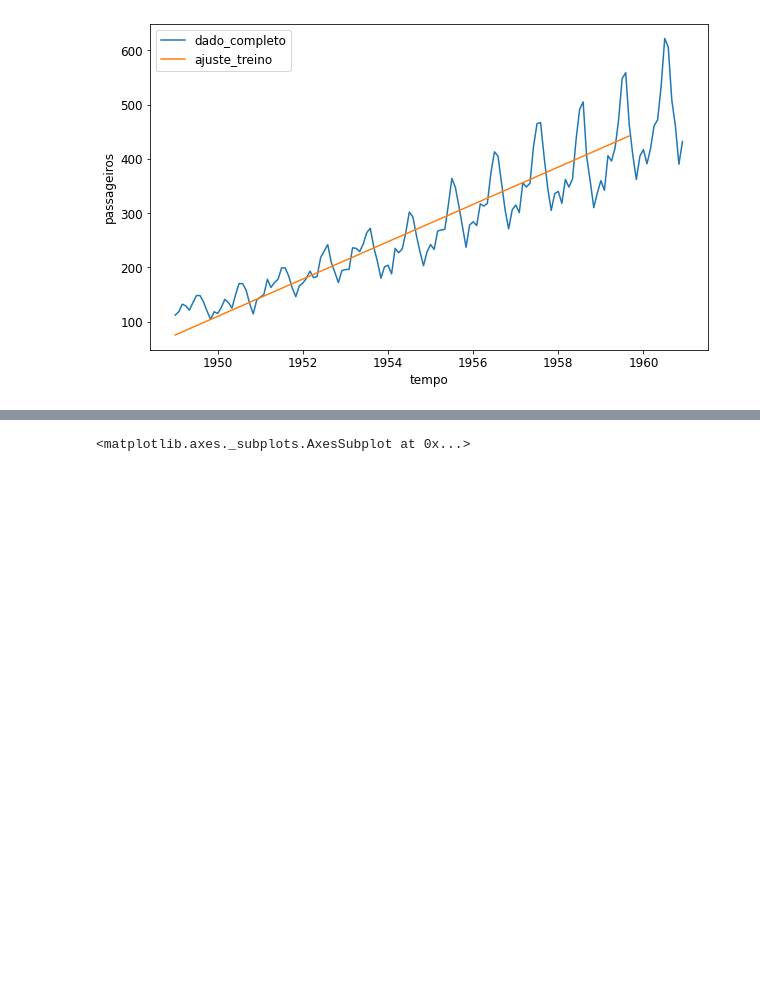
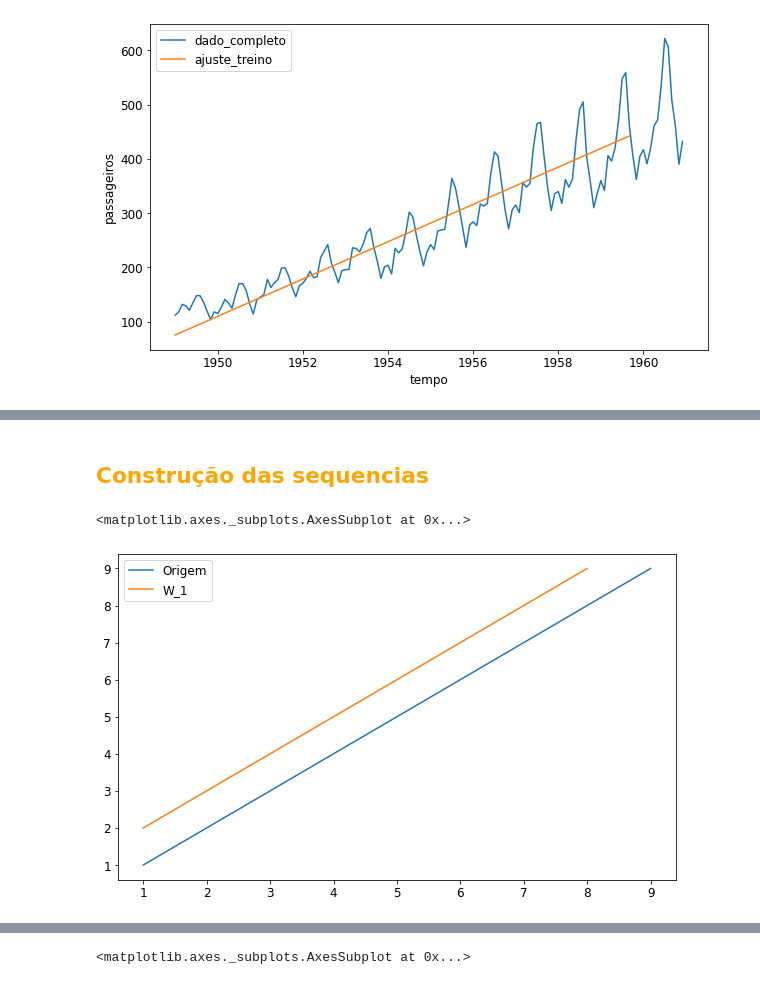
Before and after one commit to mbaliu-treino/Desenvolve, a Jupyter notebook: LEARN_C_DS_DeepLearning_Series_Temporais.ipynb, the cells around one changed output, grey strips where cells are left out. Cells and saved outputs as stored; diff of their text form; code cells hidden in the pictures; blank space fills up the shorter version.

```diff
--- a/LEARN_C_DS_DeepLearning_Series_Temporais.ipynb
+++ b/LEARN_C_DS_DeepLearning_Series_Temporais.ipynb
@@ -450,0 +612,2 @@ Epoch 100/100
+# %% [markdown]
+## <font color=orange>Construção das sequencias</font>
@@ -450,0 +632,11 @@ Epoch 100/100
+# %%
+#### Teste de comportamento linear de t+1
+import numpy as np
+_x = np.arange(1, 10)
+_y = _x[1:]
+
+sns.lineplot(x=_x, y=_x, label='Origem')
+sns.lineplot(x=_x[:-1], y=_y, label='W_1')
+# %% [output]
+<matplotlib.axes._subplots.AxesSubplot at 0x...>
+[figure, added]
```
Also changed, not shown: parts of 97 cells of this notebook.
